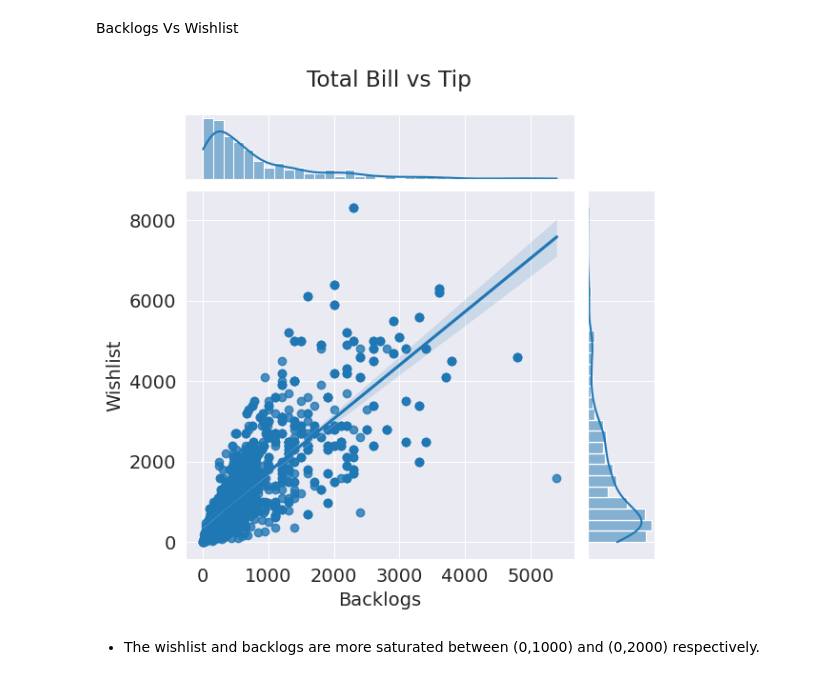
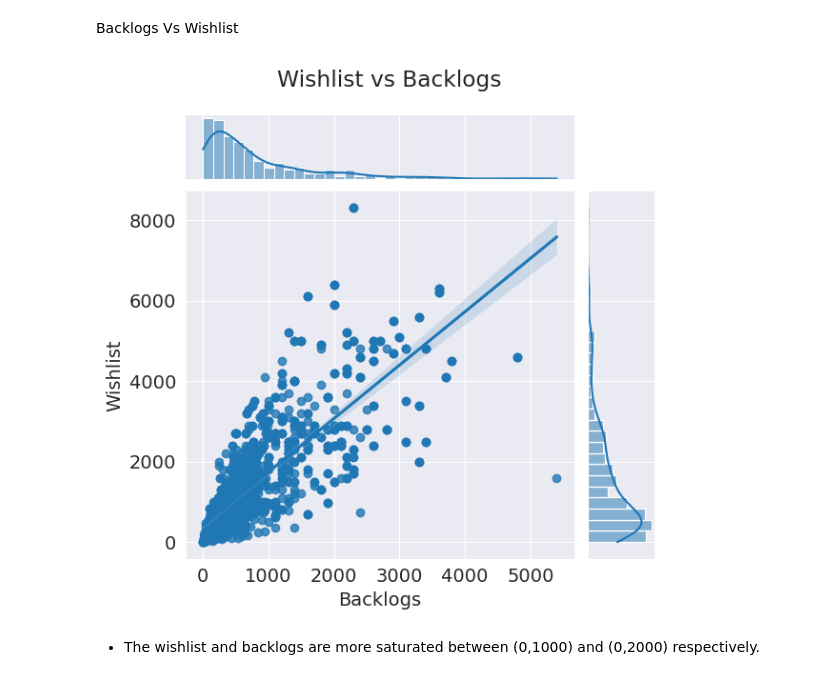
Before and after one commit to haniyrasul/Popular-Video-Games, a Jupyter notebook: games.ipynb, the cells around one changed output. Saved outputs shown, nothing was run; the diff lists cells and outputs as text; code cells hidden in the pictures.

```diff
--- a/games.ipynb
+++ b/games.ipynb
@@ -244,15 +244,15 @@ Backlogs Vs Wishlist
 # %%
 sns.jointplot(x="Wishlist", y="Backlogs", data=games, kind="reg")
 # Add title and axis labels
 plt.subplots_adjust(top=0.9)
-plt.suptitle('Total Bill vs Tip')
+plt.suptitle('Wishlist vs Backlogs')
 plt.xlabel('Backlogs')
 plt.ylabel('Wishlist')
 
 # Show the plot
 plt.show()
 # %% [output]
-[figure, old version]
+[figure, new version]
 # %% [markdown]
 * The wishlist and backlogs are more saturated between (0,1000) and (0,2000) respectively.
 # %% [markdown]
```
Also changed, not shown: parts of 1 cell of this notebook.
